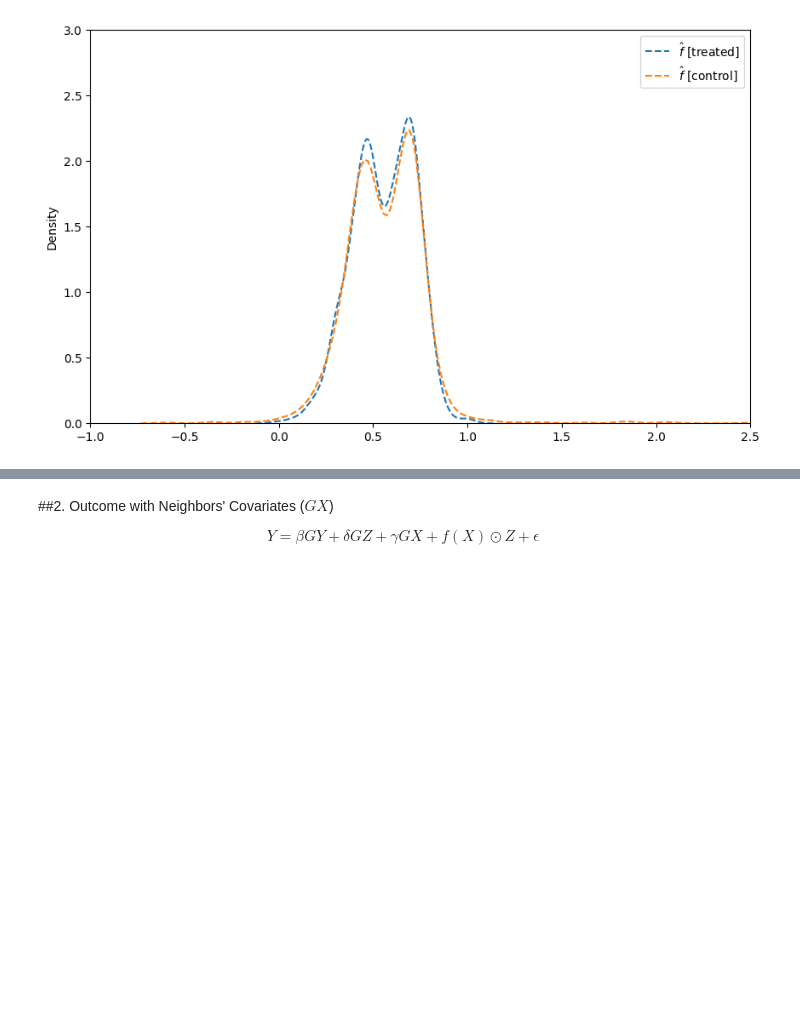
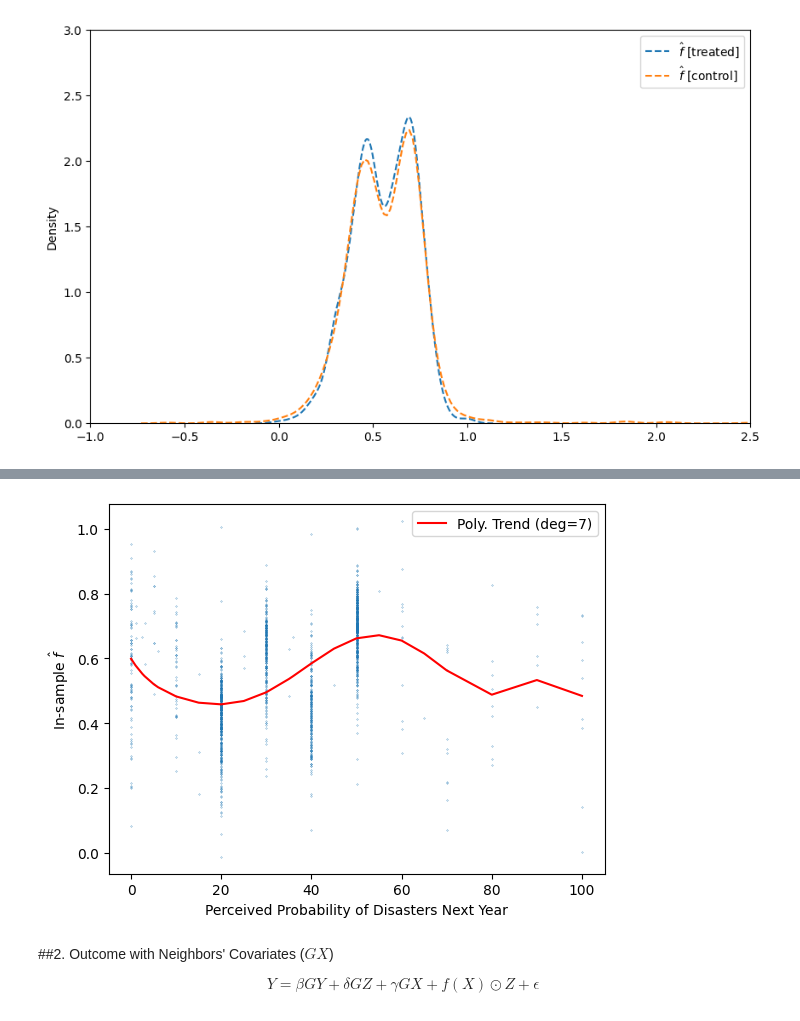
Before and after one commit to lujie-zhou/network_rkhs, a Jupyter notebook: Cai_et_al_2015/replication.ipynb, the cells around one changed output, grey strips where cells are left out. Cells and saved outputs as stored; diff of their text form; code cells hidden in the pictures; blank space fills up the shorter version.

```diff
--- a/Cai_et_al_2015/replication.ipynb
+++ b/Cai_et_al_2015/replication.ipynb
@@ -272,3 +304,18 @@ plt.show()
+# %%
+deg2 = 7
+coefficients2 = np.polyfit(x_data, y_data, deg2)
+polynomial2 = np.poly1d(coefficients2)
+trend_line_2 = polynomial2(x_data)
+trend_line_sorted2 = trend_line_2[sort_indices]
+
+plt.scatter(x_data, y_data, s=0.05)
+plt.xlabel('Perceived Probability of Disasters Next Year')
+plt.ylabel(r'In-sample $\hat{f}$')
+plt.plot(x_data_sorted, trend_line_sorted2, color='red', label=f'Poly. Trend (deg={deg2})')
+plt.legend()
+plt.show()
+# %% [output]
+[figure, added]
 # %% [markdown]
 ##2. Outcome with Neighbors' Covariates ($GX$)
 
```
Also changed, not shown: parts of 7 cells of this notebook.
